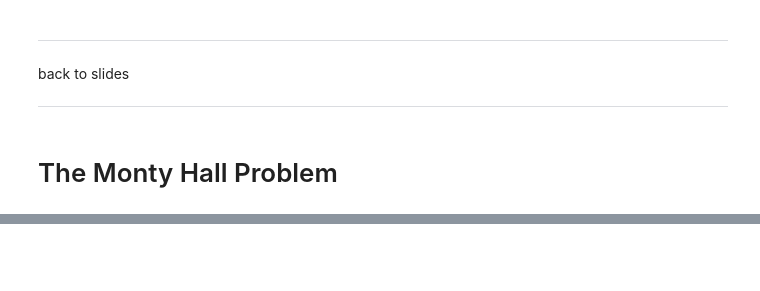
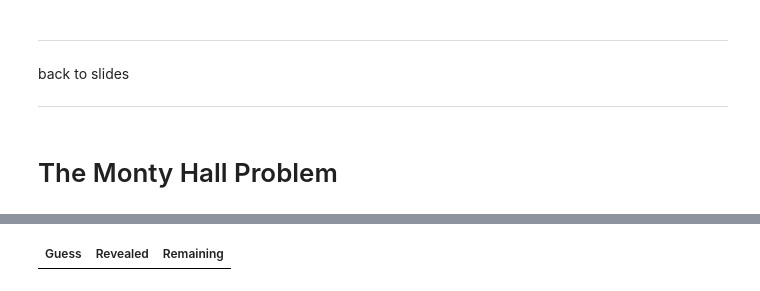
Before and after one commit to ucsb-ds/cmpsc5a-s24-students, a Jupyter notebook: lec-notebooks/lec13_chance-live.ipynb, the cells around one changed output, grey strips where cells are left out. Drawn from its saved outputs; the diff is of its cells as text; code cells hidden in the pictures; blank space fills up the shorter version.

```diff
--- a/lec-notebooks/lec13_chance-live.ipynb
+++ b/lec-notebooks/lec13_chance-live.ipynb
@@ -165,5 +191,5 @@ monty_hall()
 # %%
 results = Table(['Guess', 'Revealed', 'Remaining'])
-
-for i in np.arange(10000):
-    results.append(monty_hall())
+results
+# %% [output]
+| Guess | Revealed | Remaining |
```
Also changed, not shown: parts of 22 cells of this notebook, 1 other file.
